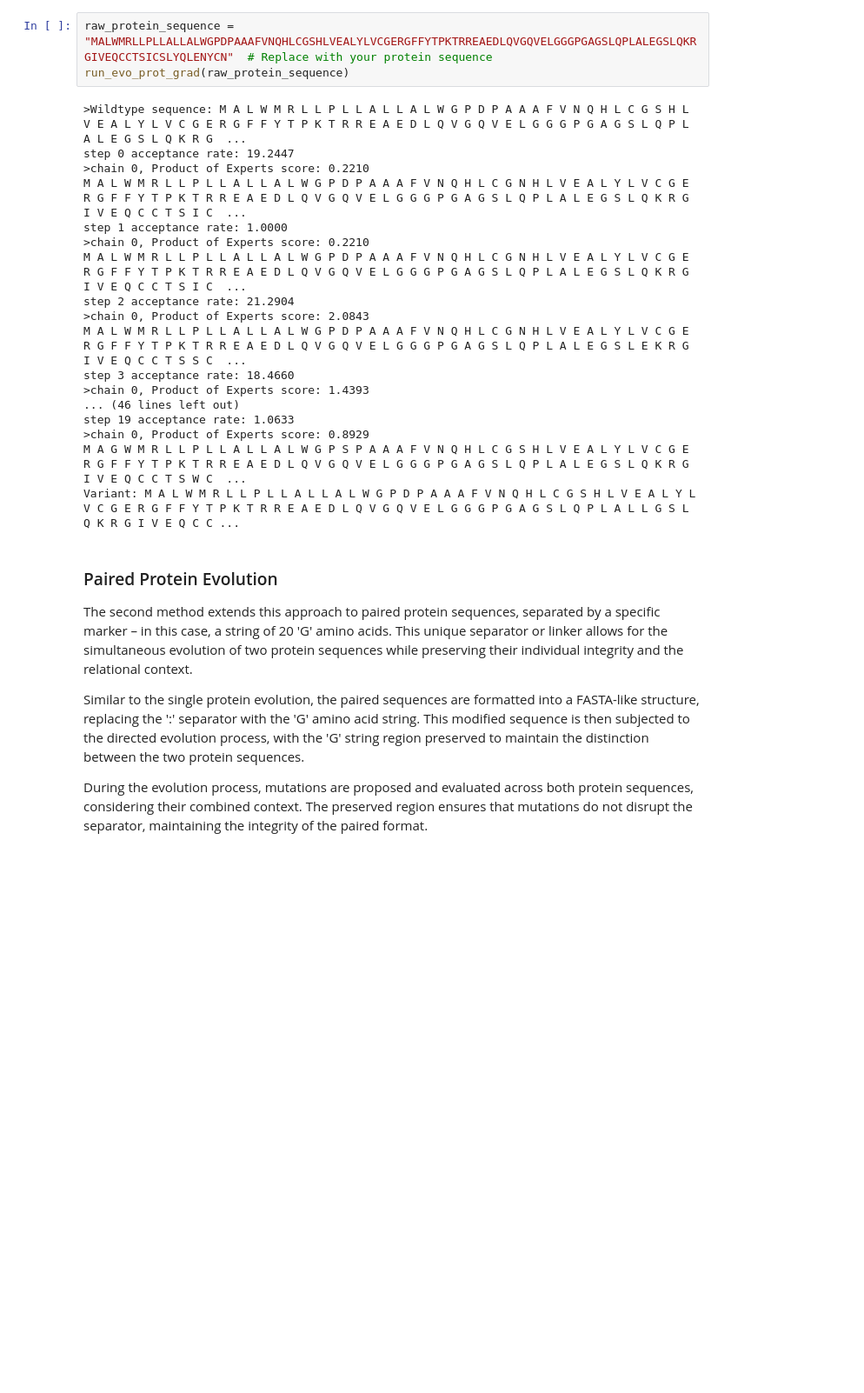
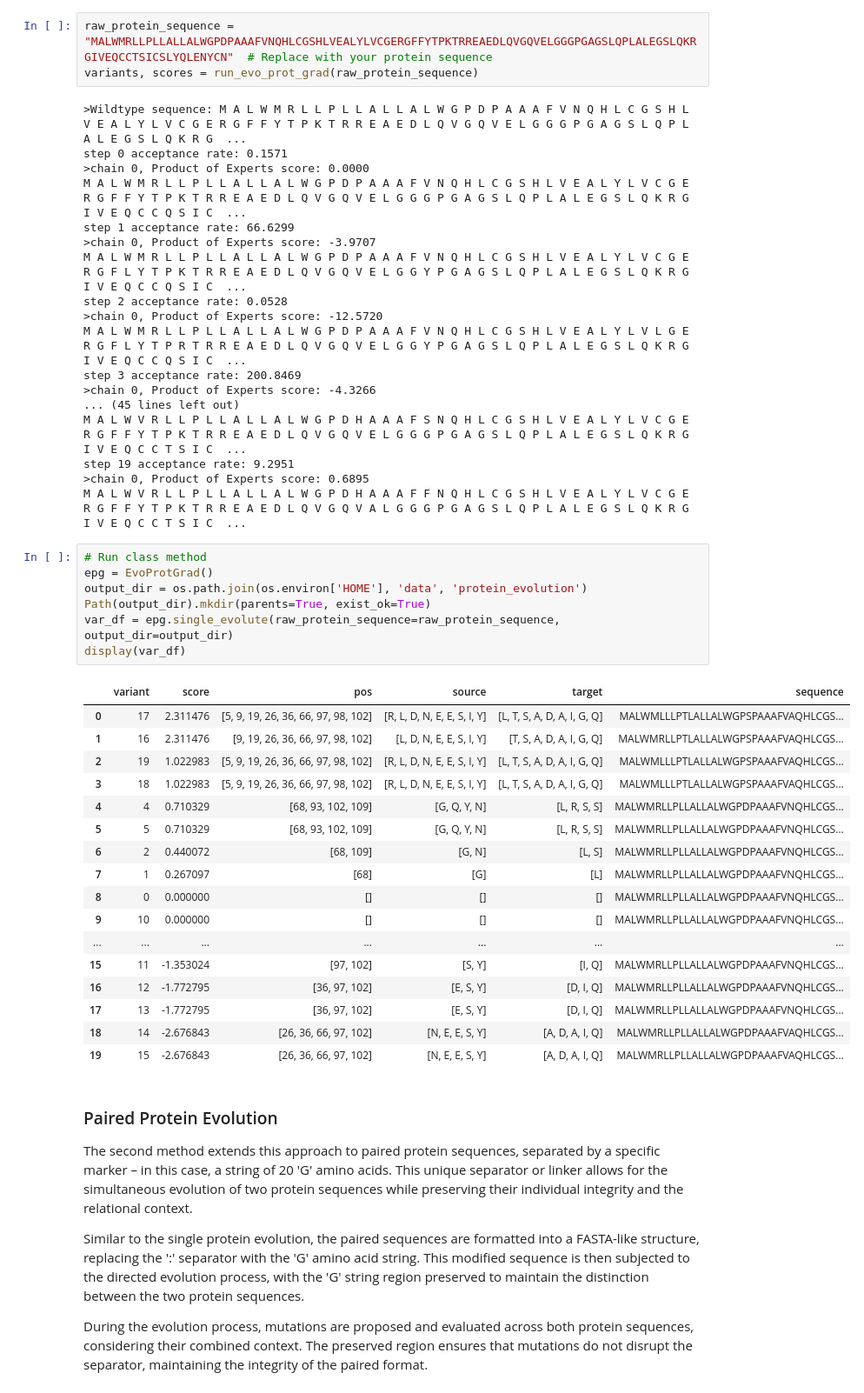
Before and after one commit to ccb-hms/esm, a Jupyter notebook: notebooks/examples/Directed-Evolution.ipynb, the cells around one changed output. Shown at 87% size. Cells and saved outputs as stored; diff of their text form; blank space fills up the shorter version.

Commit message:
Example code for sequence evolution

```diff
--- a/notebooks/examples/Directed-Evolution.ipynb
+++ b/notebooks/examples/Directed-Evolution.ipynb
@@ -86,24 +96,49 @@ def run_evo_prot_grad(raw_protein_sequence):
 # %%
 raw_protein_sequence = "MALWMRLLPLLALLALWGPDPAAAFVNQHLCGSHLVEALYLVCGERGFFYTPKTRREAEDLQVGQVELGGGPGAGSLQPLALEGSLQKRGIVEQCCTSICSLYQLENYCN"  # Replace with your protein sequence
-run_evo_prot_grad(raw_protein_sequence)
+variants, scores = run_evo_prot_grad(raw_protein_sequence)
 # %% [output]
 >Wildtype sequence: M A L W M R L L P L L A L L A L W G P D P A A A F V N Q H L C G S H L V E A L Y L V C G E R G F F Y T P K T R R E A E D L Q V G Q V E L G G G P G A G S L Q P L A L E G S L Q K R G  ...
-step 0 acceptance rate: 19.2447
->chain 0, Product of Experts score: 0.2210
-M A L W M R L L P L L A L L A L W G P D P A A A F V N Q H L C G N H L V E A L Y L V C G E R G F F Y T P K T R R E A E D L Q V G Q V E L G G G P G A G S L Q P L A L E G S L Q K R G I V E Q C C T S I C  ...
-step 1 acceptance rate: 1.0000
->chain 0, Product of Experts score: 0.2210
-M A L W M R L L P L L A L L A L W G P D P A A A F V N Q H L C G N H L V E A L Y L V C G E R G F F Y T P K T R R E A E D L Q V G Q V E L G G G P G A G S L Q P L A L E G S L Q K R G I V E Q C C T S I C  ...
-step 2 acceptance rate: 21.2904
->chain 0, Product of Experts score: 2.0843
-M A L W M R L L P L L A L L A L W G P D P A A A F V N Q H L C G N H L V E A L Y L V C G E R G F F Y T P K T R R E A E D L Q V G Q V E L G G G P G A G S L Q P L A L E G S L E K R G I V E Q C C T S S C  ...
-step 3 acceptance rate: 18.4660
->chain 0, Product of Experts score: 1.4393
-... (46 lines left out)
-step 19 acceptance rate: 1.0633
->chain 0, Product of Experts score: 0.8929
-M A G W M R L L P L L A L L A L W G P S P A A A F V N Q H L C G S H L V E A L Y L V C G E R G F F Y T P K T R R E A E D L Q V G Q V E L G G G P G A G S L Q P L A L E G S L Q K R G I V E Q C C T S W C  ...
-Variant: M A L W M R L L P L L A L L A L W G P D P A A A F V N Q H L C G S H L V E A L Y L V C G E R G F F Y T P K T R R E A E D L Q V G Q V E L G G G P G A G S L Q P L A L L G S L Q K R G I V E Q C C ...
+step 0 acceptance rate: 0.1571
+>chain 0, Product of Experts score: 0.0000
+M A L W M R L L P L L A L L A L W G P D P A A A F V N Q H L C G S H L V E A L Y L V C G E R G F F Y T P K T R R E A E D L Q V G Q V E L G G G P G A G S L Q P L A L E G S L Q K R G I V E Q C C Q S I C  ...
+step 1 acceptance rate: 66.6299
+>chain 0, Product of Experts score: -3.9707
+M A L W M R L L P L L A L L A L W G P D P A A A F V N Q H L C G S H L V E A L Y L V C G E R G F L Y T P K T R R E A E D L Q V G Q V E L G G Y P G A G S L Q P L A L E G S L Q K R G I V E Q C C Q S I C  ...
+step 2 acceptance rate: 0.0528
+>chain 0, Product of Experts score: -12.5720
+M A L W M R L L P L L A L L A L W G P D P A A A F V N Q H L C G S H L V E A L Y L V L G E R G F L Y T P R T R R E A E D L Q V G Q V E L G G Y P G A G S L Q P L A L E G S L Q K R G I V E Q C C Q S I C  ...
+step 3 acceptance rate: 200.8469
+>chain 0, Product of Experts score: -4.3266
+... (45 lines left out)
+M A L W V R L L P L L A L L A L W G P D H A A A F S N Q H L C G S H L V E A L Y L V C G E R G F F Y T P K T R R E A E D L Q V G Q V E L G G G P G A G S L Q P L A L E G S L Q K R G I V E Q C C T S I C  ...
+step 19 acceptance rate: 9.2951
+>chain 0, Product of Experts score: 0.6895
+M A L W V R L L P L L A L L A L W G P D H A A A F F N Q H L C G S H L V E A L Y L V C G E R G F F Y T P K T R R E A E D L Q V G Q V A L G G G P G A G S L Q P L A L E G S L Q K R G I V E Q C C T S I C  ...
+# %%
+# Run class method
+epg = EvoProtGrad()
+output_dir = os.path.join(os.environ['HOME'], 'data', 'protein_evolution')
+Path(output_dir).mkdir(parents=True, exist_ok=True)
+var_df = epg.single_evolute(raw_protein_sequence=raw_protein_sequence, output_dir=output_dir)
+display(var_df)
+# %% [output]
+|  | variant | score | pos | source | target | sequence |
+| 0 | 17 | 2.311476 | [5, 9, 19, 26, 36, 66, 97, 98, 102] | [R, L, D, N, E, E, S, I, Y] | [L, T, S, A, D, A, I, G, Q] | MALWMLLLPTLALLALWGPSPAAAFVAQHLCGS... |
+| 1 | 16 | 2.311476 | [9, 19, 26, 36, 66, 97, 98, 102] | [L, D, N, E, E, S, I, Y] | [T, S, A, D, A, I, G, Q] | MALWMRLLPTLALLALWGPSPAAAFVAQHLCGS... |
+| 2 | 19 | 1.022983 | [5, 9, 19, 26, 36, 66, 97, 98, 102] | [R, L, D, N, E, E, S, I, Y] | [L, T, S, A, D, A, I, G, Q] | MALWMLLLPTLALLALWGPSPAAAFVAQHLCGS... |
+| 3 | 18 | 1.022983 | [5, 9, 19, 26, 36, 66, 97, 98, 102] | [R, L, D, N, E, E, S, I, Y] | [L, T, S, A, D, A, I, G, Q] | MALWMLLLPTLALLALWGPSPAAAFVAQHLCGS... |
+| 4 | 4 | 0.710329 | [68, 93, 102, 109] | [G, Q, Y, N] | [L, R, S, S] | MALWMRLLPLLALLALWGPDPAAAFVNQHLCGS... |
+| 5 | 5 | 0.710329 | [68, 93, 102, 109] | [G, Q, Y, N] | [L, R, S, S] | MALWMRLLPLLALLALWGPDPAAAFVNQHLCGS... |
+| 6 | 2 | 0.440072 | [68, 109] | [G, N] | [L, S] | MALWMRLLPLLALLALWGPDPAAAFVNQHLCGS... |
+| 7 | 1 | 0.267097 | [68] | [G] | [L] | MALWMRLLPLLALLALWGPDPAAAFVNQHLCGS... |
+| 8 | 0 | 0.000000 | [] | [] | [] | MALWMRLLPLLALLALWGPDPAAAFVNQHLCGS... |
+| 9 | 10 | 0.000000 | [] | [] | [] | MALWMRLLPLLALLALWGPDPAAAFVNQHLCGS... |
+| ... | ... | ... | ... | ... | ... | ... |
+| 15 | 11 | -1.353024 | [97, 102] | [S, Y] | [I, Q] | MALWMRLLPLLALLALWGPDPAAAFVNQHLCGS... |
+| 16 | 12 | -1.772795 | [36, 97, 102] | [E, S, Y] | [D, I, Q] | MALWMRLLPLLALLALWGPDPAAAFVNQHLCGS... |
+| 17 | 13 | -1.772795 | [36, 97, 102] | [E, S, Y] | [D, I, Q] | MALWMRLLPLLALLALWGPDPAAAFVNQHLCGS... |
+| 18 | 14 | -2.676843 | [26, 36, 66, 97, 102] | [N, E, E, S, Y] | [A, D, A, I, Q] | MALWMRLLPLLALLALWGPDPAAAFVAQHLCGS... |
+| 19 | 15 | -2.676843 | [26, 36, 66, 97, 102] | [N, E, E, S, Y] | [A, D, A, I, Q] | MALWMRLLPLLALLALWGPDPAAAFVAQHLCGS... |
 # %% [markdown]
 ### Paired Protein Evolution ###
 
```
Also changed, not shown: parts of 7 cells of this notebook.
